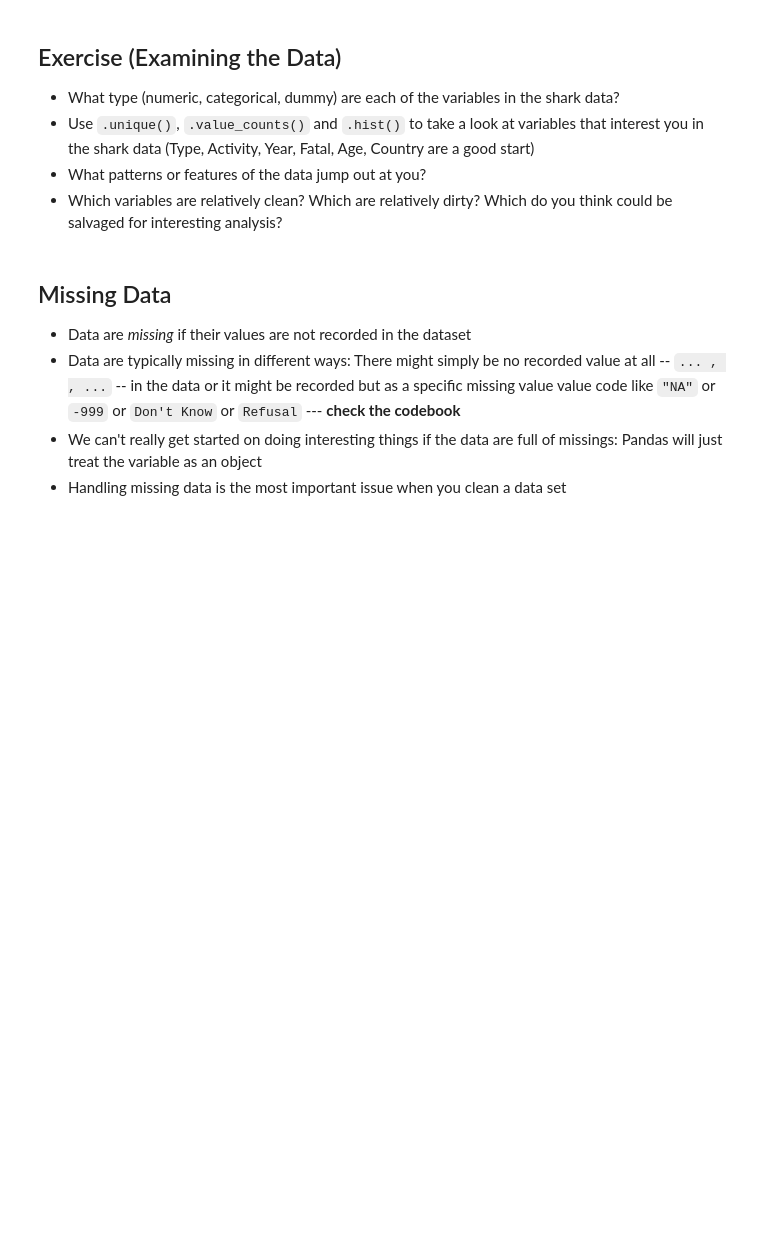
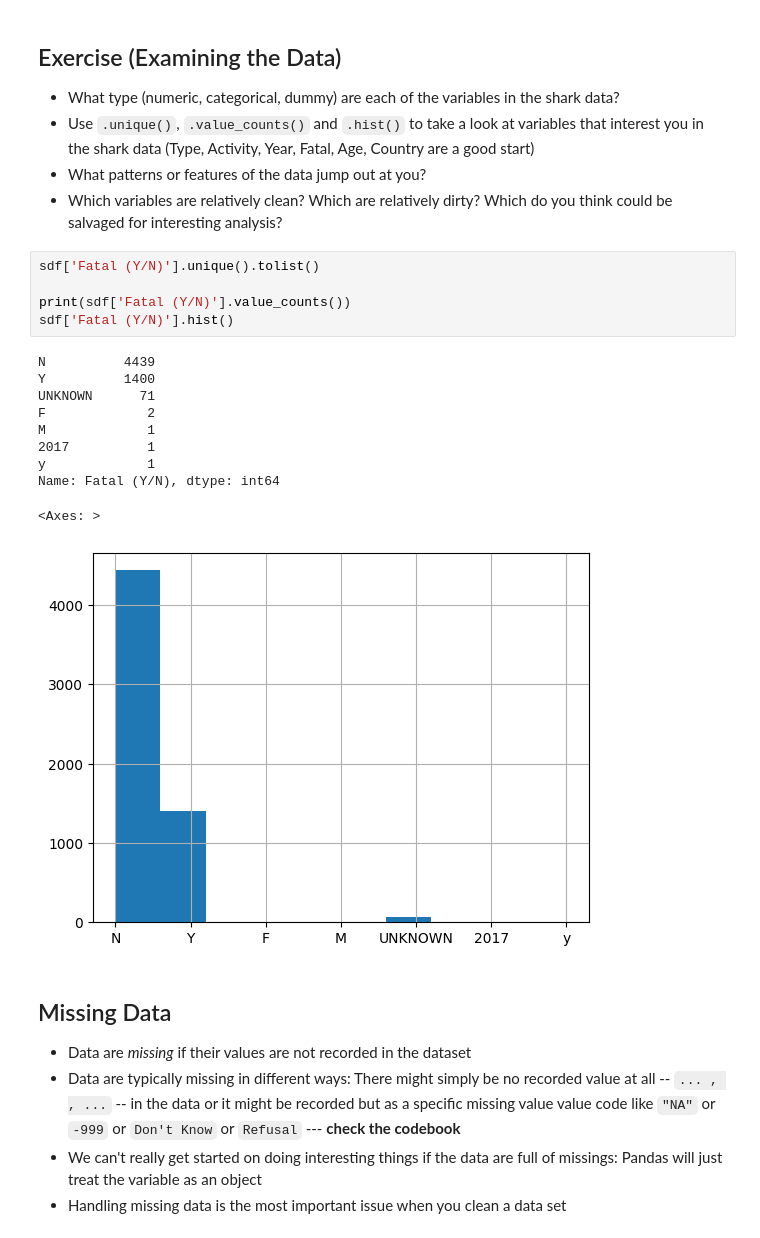
Before and after one commit to racheljhuh/wrangling, a Jupyter notebook: wrangling.ipynb, the cells around one changed output. Drawn from its saved outputs; the diff is of its cells as text; blank space fills up the shorter version.

```diff
--- a/wrangling.ipynb
+++ b/wrangling.ipynb
@@ -262,6 +262,22 @@ Axes(0.125,0.11;0.775x0.77)
 - Use `.unique()`, `.value_counts()` and `.hist()` to take a look at variables that interest you in the shark data (Type, Activity, Year, Fatal, Age, Country are a good start)
 - What patterns or features of the data jump out at you?
 - Which variables are relatively clean? Which are relatively dirty? Which do you think could be salvaged for interesting analysis?
+# %%
+sdf['Fatal (Y/N)'].unique().tolist()
+
+print(sdf['Fatal (Y/N)'].value_counts())
+sdf['Fatal (Y/N)'].hist()
+# %% [output]
+N          4439
+Y          1400
+UNKNOWN      71
+F             2
+M             1
+2017          1
+y             1
+Name: Fatal (Y/N), dtype: int64
+<Axes: >
+[figure, added]
 # %% [markdown]
 ## Missing Data
 - Data are *missing* if their values are not recorded in the dataset
```
Also changed, not shown: parts of 2 cells of this notebook.
